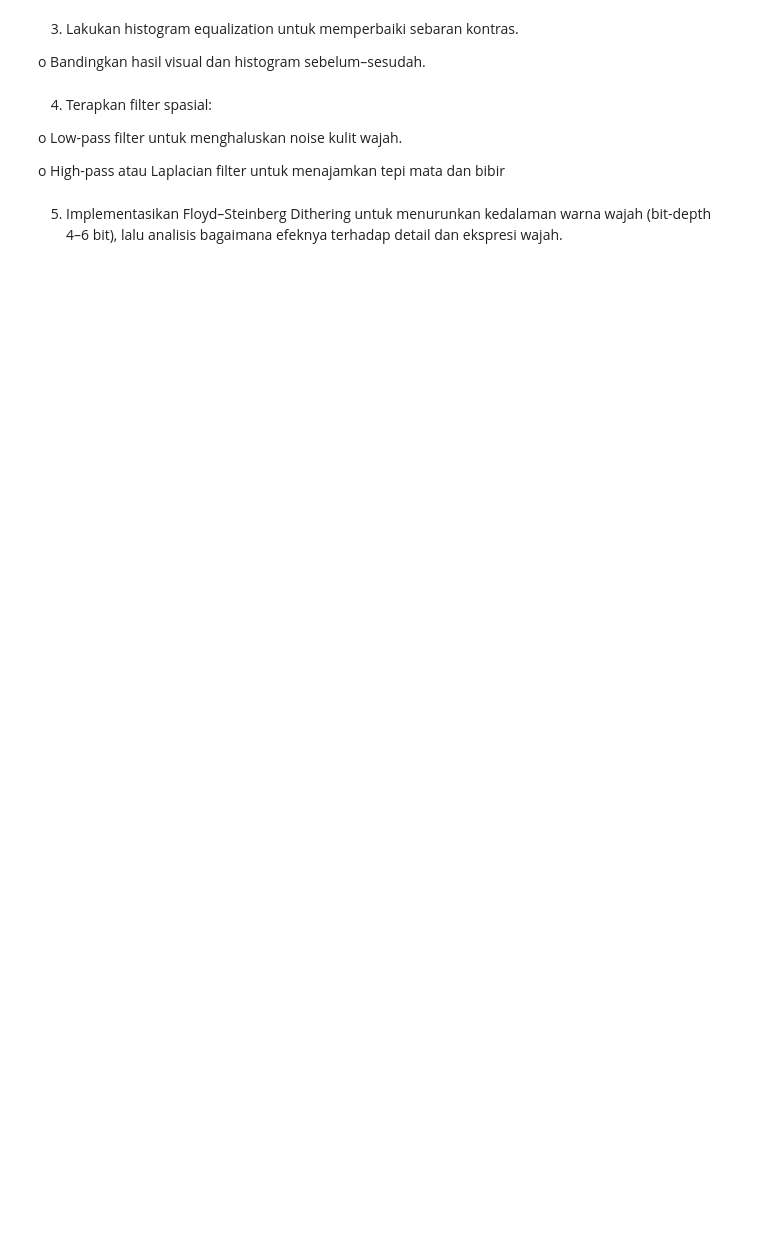
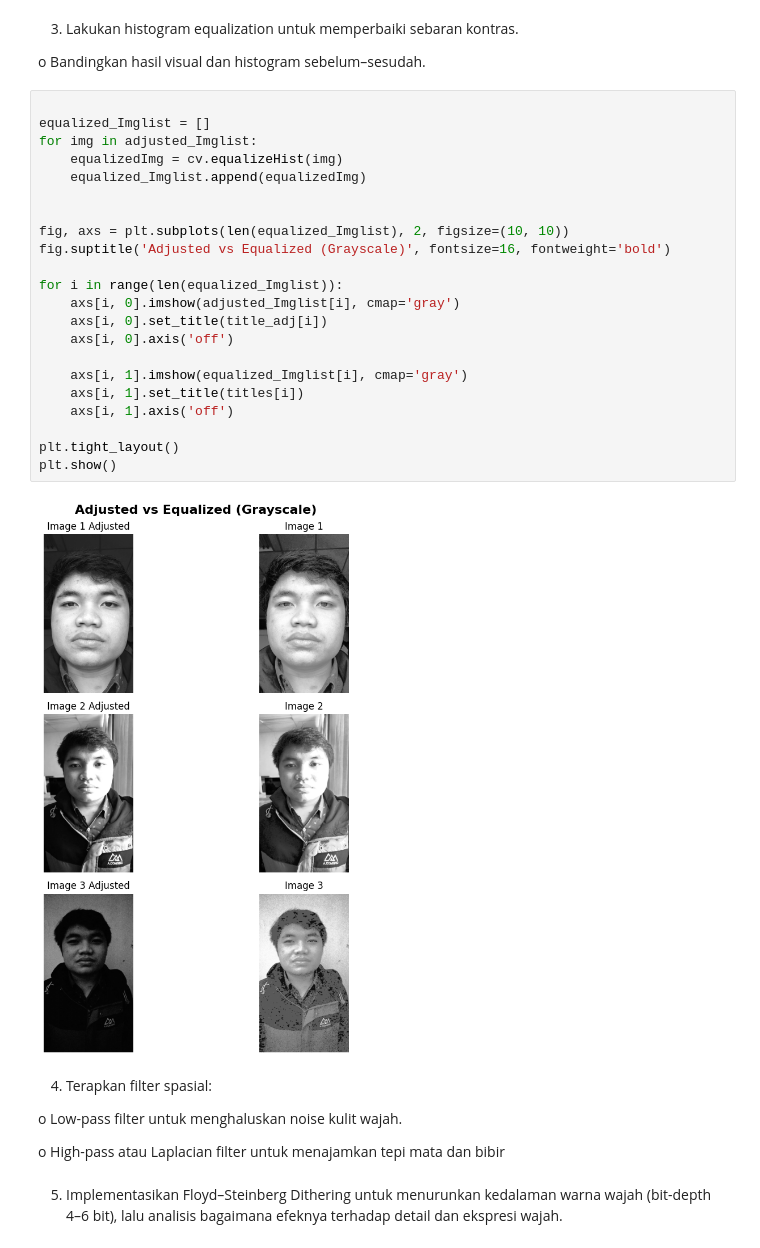
Before and after one commit to Valtern/PCVK_Ganjil_2025, a Jupyter notebook: week_7.ipynb, the cells around one changed output. Drawn from its saved outputs; the diff is of its cells as text; blank space fills up the shorter version.

```diff
--- a/week_7.ipynb
+++ b/week_7.ipynb
@@ -145,6 +93,30 @@ Enter value of beta: 20
 3. Lakukan histogram equalization untuk memperbaiki sebaran kontras.
 
 o Bandingkan hasil visual dan histogram sebelum–sesudah.
+# %%
+
+equalized_Imglist = []
+for img in adjusted_Imglist:
+    equalizedImg = cv.equalizeHist(img)
+    equalized_Imglist.append(equalizedImg)
+
+
+fig, axs = plt.subplots(len(equalized_Imglist), 2, figsize=(10, 10))
+fig.suptitle('Adjusted vs Equalized (Grayscale)', fontsize=16, fontweight='bold')
+
+for i in range(len(equalized_Imglist)):
+    axs[i, 0].imshow(adjusted_Imglist[i], cmap='gray')
+    axs[i, 0].set_title(title_adj[i])
+    axs[i, 0].axis('off')
+
+    axs[i, 1].imshow(equalized_Imglist[i], cmap='gray')
+    axs[i, 1].set_title(titles[i])
+    axs[i, 1].axis('off')
+
+plt.tight_layout()
+plt.show()
+# %% [output]
+[figure, added]
 # %% [markdown]
 4.  Terapkan filter spasial:
 
```
Also changed, not shown: parts of 4 cells of this notebook.
